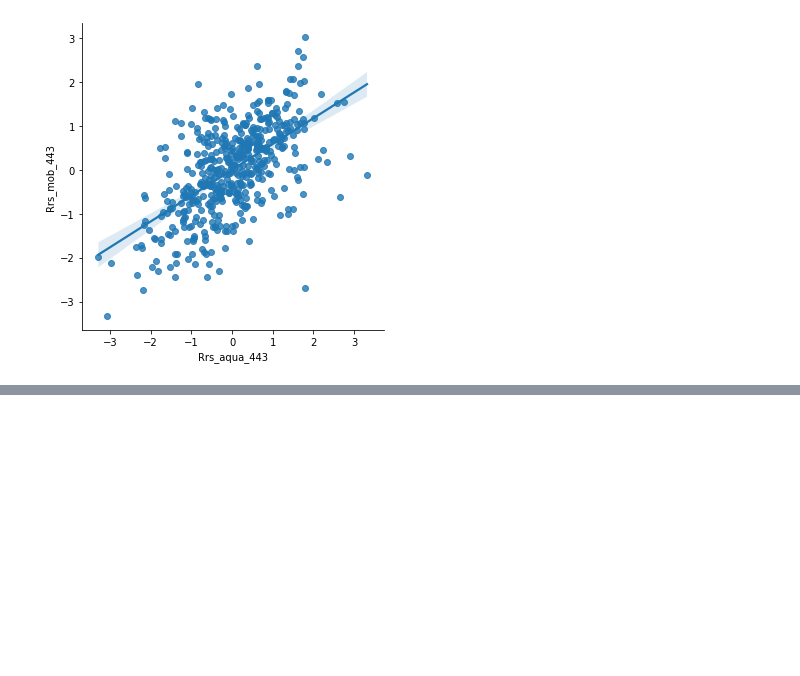
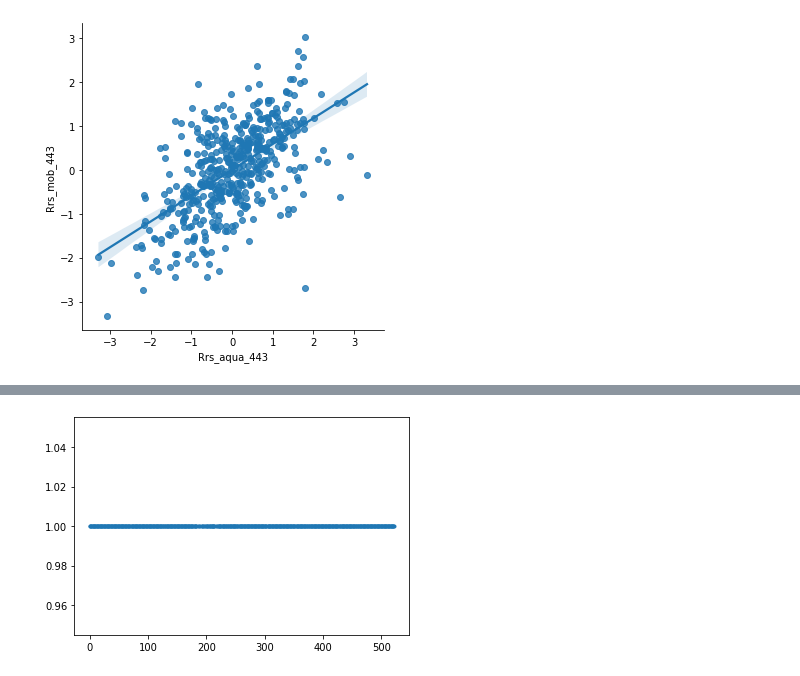
Before and after one commit to amiribr/moby_bias_analysis, a Jupyter notebook: moby_analysis_obs_aqua.ipynb, the cells around one changed output, grey strips where cells are left out. Cells and saved outputs as stored; diff of their text form; code cells hidden in the pictures; blank space fills up the shorter version.

```diff
--- a/moby_analysis_obs_aqua.ipynb
+++ b/moby_analysis_obs_aqua.ipynb
@@ -182,3 +198,17 @@ slope, intercept, r_value, p_value, std_err = stats.linregress(x,y)
 # %%
 xx = np.linspace(34,95, 100)
 yy = intercept + slope*xx
+# %%
+F0 = np.array([1729.12    , 1876.22    , 2058.78    , 1949.33    , 1857.47    ,
+       1865.39    , 1838.6901  , 1578.1101  , 1522.55    , 1480.52    ,
+       1280.65    ,  971.74005 ,  958.24    ,  454.66998 ,  239.76999 ,
+         98.850006], dtype=np.float32)
+λ = np.array([412, 443, 469, 488, 531, 547, 555, 645, 667, 678], dtype=np.int32)
+F0i = interpolate.interp1d(λ, F0[:10])(wave).T
+# %%
+rhot_0 = (np.pi*(np.atleast_2d(ndf['Lt_412'].values)).T/\
+        (np.atleast_2d(F0i).T[0]* np.atleast_2d(np.cos(np.deg2rad(ndf['solz_412']))).T))[:,0]
+
+plt.plot(ndf['rhot_412']/ rhot_0, '.');
+# %% [output]
+[figure, added]
```
Also changed, not shown: parts of 14 cells of this notebook, 2 other files.
